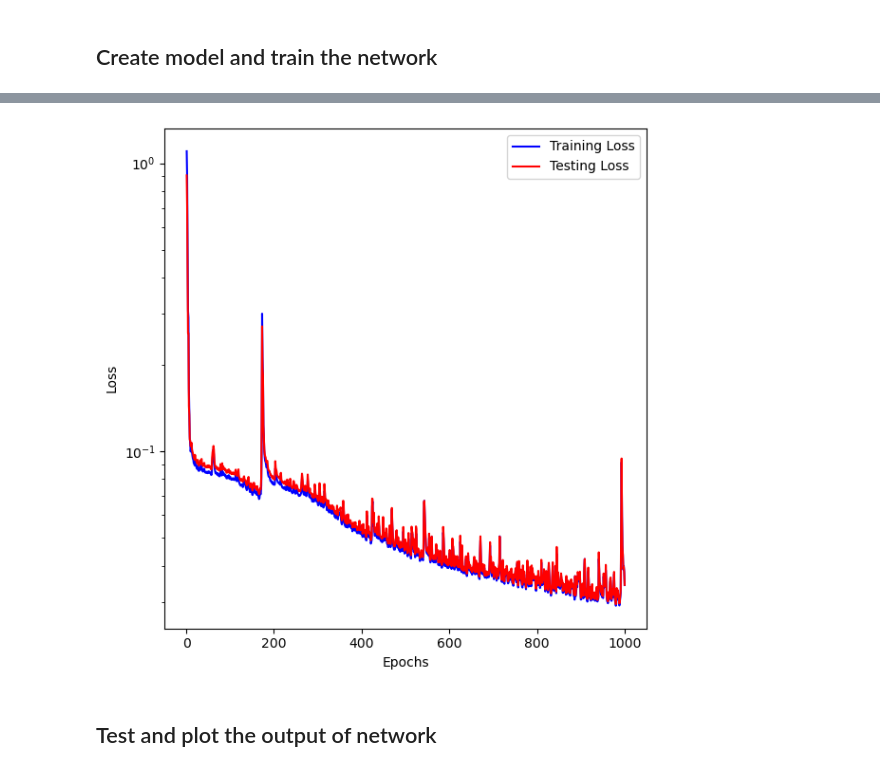
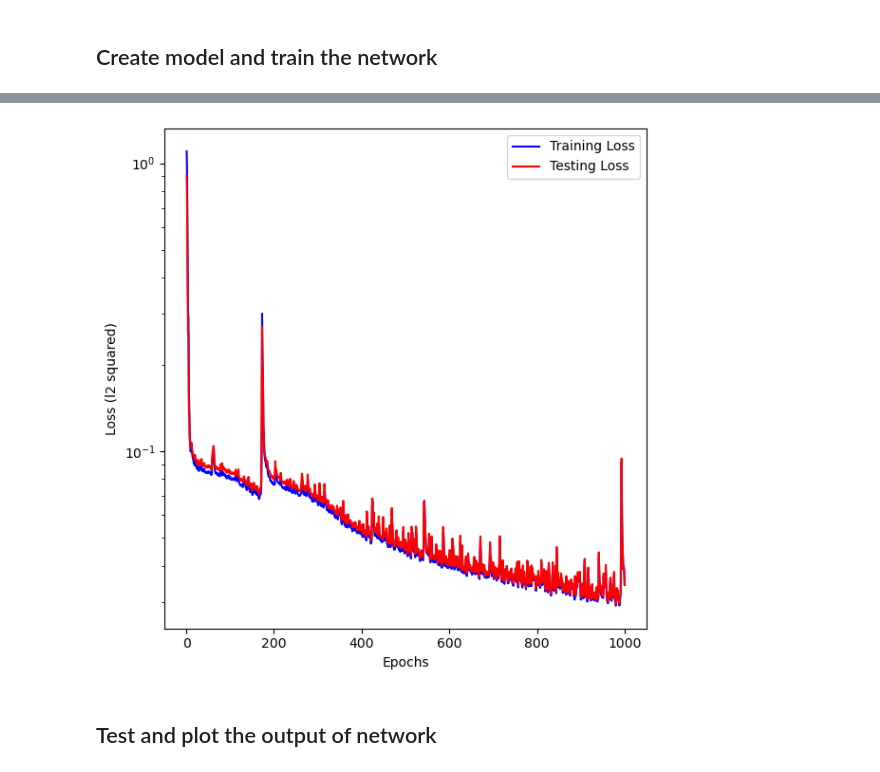
Before and after one commit to CEADpx/neural_operators, a Jupyter notebook: problems/poisson/DeepONet/method2.ipynb, the cells around one changed output, grey strips where cells are left out. Saved outputs shown, nothing was run; the diff lists cells and outputs as text; code cells hidden in the pictures.

```diff
--- a/problems/poisson/DeepONet/method2.ipynb
+++ b/problems/poisson/DeepONet/method2.ipynb
@@ -367,21 +367,21 @@ Epoch:   999, Train Loss (rel l2): 3.427e-02, Test Loss (rel l2): 3.433e-02, Tim
 # %%
 ## Plotting the loss history
 num_epoch = model.train_loss_log.shape[0]
 x = np.linspace(1, num_epoch, num_epoch)
 fig = plt.figure(constrained_layout=False, figsize=(6, 6))
 gs = fig.add_gridspec(1, 1)
 ax = fig.add_subplot(gs[0])
 ax.plot(x, model.train_loss_log[:, 0], color='blue', label='Training Loss')
 ax.plot(x, model.test_loss_log[:, 0], color='red', label='Testing Loss')
 ax.set_yscale('log')
-ax.set_ylabel('Loss')
+ax.set_ylabel('Loss (l2 squared)')
 ax.set_xlabel('Epochs')
 ax.legend(loc='best')
 fig.tight_layout()
 fig.savefig(results_dir+'loss_his.png',  bbox_inches='tight')
 plt.show()
 # %% [output]
-[figure, old version]
+[figure, new version]
 # %% [markdown]
 ## Test and plot the output of network
 # %%
```
Also changed, not shown: parts of 4 cells of this notebook, 20 other files.
